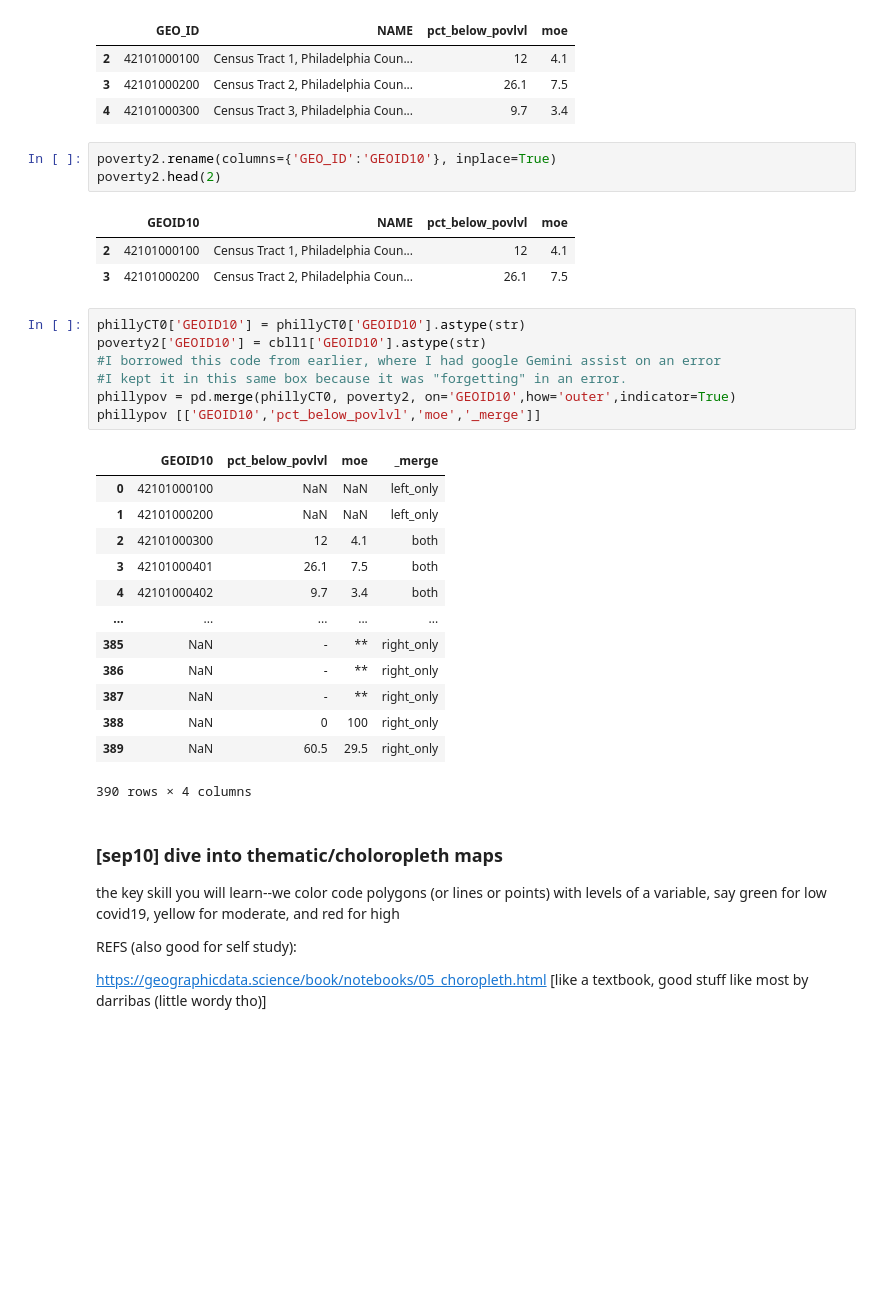
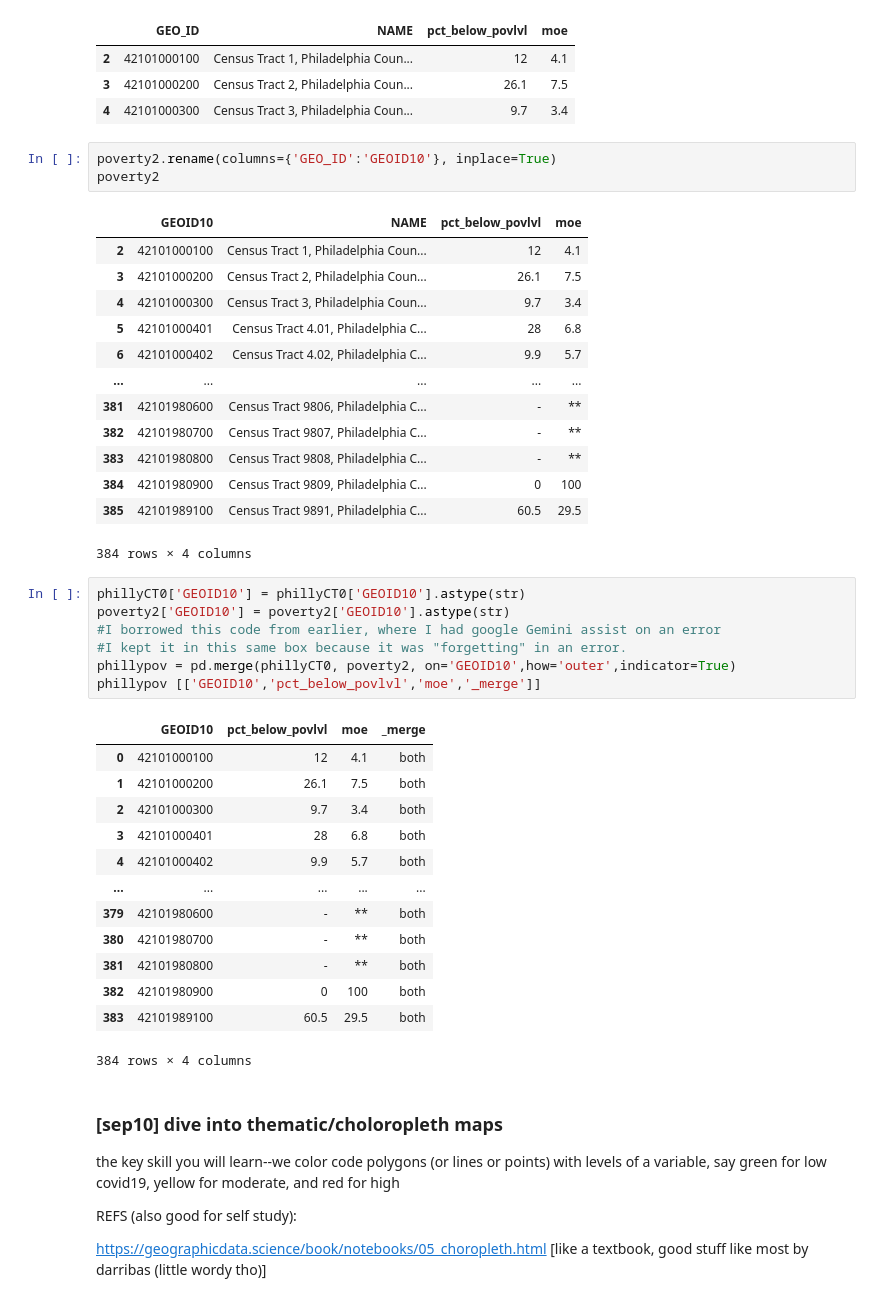
Before and after one commit to Kristina-RUC/datamana, a Jupyter notebook: map.ipynb, the cells around one changed output. Cells and saved outputs as stored; diff of their text form; blank space fills up the shorter version.

```diff
--- a/map.ipynb
+++ b/map.ipynb
@@ -295,32 +275,42 @@ poverty2.head(3)
 | 4 | 42101000300 | Census Tract 3, Philadelphia Coun... | 9.7 | 3.4 |
 # %%
 poverty2.rename(columns={'GEO_ID':'GEOID10'}, inplace=True)
-poverty2.head(2)
+poverty2
 # %% [output]
 |  | GEOID10 | NAME | pct_below_povlvl | moe |
 | 2 | 42101000100 | Census Tract 1, Philadelphia Coun... | 12 | 4.1 |
 | 3 | 42101000200 | Census Tract 2, Philadelphia Coun... | 26.1 | 7.5 |
+| 4 | 42101000300 | Census Tract 3, Philadelphia Coun... | 9.7 | 3.4 |
+| 5 | 42101000401 | Census Tract 4.01, Philadelphia C... | 28 | 6.8 |
+| 6 | 42101000402 | Census Tract 4.02, Philadelphia C... | 9.9 | 5.7 |
+| ... | ... | ... | ... | ... |
+| 381 | 42101980600 | Census Tract 9806, Philadelphia C... | - | ** |
+| 382 | 42101980700 | Census Tract 9807, Philadelphia C... | - | ** |
+| 383 | 42101980800 | Census Tract 9808, Philadelphia C... | - | ** |
+| 384 | 42101980900 | Census Tract 9809, Philadelphia C... | 0 | 100 |
+| 385 | 42101989100 | Census Tract 9891, Philadelphia C... | 60.5 | 29.5 |
+384 rows × 4 columns
 # %%
 phillyCT0['GEOID10'] = phillyCT0['GEOID10'].astype(str)
-poverty2['GEOID10'] = cbll1['GEOID10'].astype(str)
+poverty2['GEOID10'] = poverty2['GEOID10'].astype(str)
 #I borrowed this code from earlier, where I had google Gemini assist on an error
 #I kept it in this same box because it was "forgetting" in an error.
 phillypov = pd.merge(phillyCT0, poverty2, on='GEOID10',how='outer',indicator=True)
 phillypov [['GEOID10','pct_below_povlvl','moe','_merge']]
 # %% [output]
 |  | GEOID10 | pct_below_povlvl | moe | _merge |
-| 0 | 42101000100 | NaN | NaN | left_only |
-| 1 | 42101000200 | NaN | NaN | left_only |
-| 2 | 42101000300 | 12 | 4.1 | both |
-| 3 | 42101000401 | 26.1 | 7.5 | both |
-| 4 | 42101000402 | 9.7 | 3.4 | both |
+| 0 | 42101000100 | 12 | 4.1 | both |
+| 1 | 42101000200 | 26.1 | 7.5 | both |
+| 2 | 42101000300 | 9.7 | 3.4 | both |
+| 3 | 42101000401 | 28 | 6.8 | both |
+| 4 | 42101000402 | 9.9 | 5.7 | both |
 | ... | ... | ... | ... | ... |
-| 385 | NaN | - | ** | right_only |
-| 386 | NaN | - | ** | right_only |
-| 387 | NaN | - | ** | right_only |
-| 388 | NaN | 0 | 100 | right_only |
-| 389 | NaN | 60.5 | 29.5 | right_only |
+| 379 | 42101980600 | - | ** | both |
+| 380 | 42101980700 | - | ** | both |
+| 381 | 42101980800 | - | ** | both |
+| 382 | 42101980900 | 0 | 100 | both |
+| 383 | 42101989100 | 60.5 | 29.5 | both |
-390 rows × 4 columns
+384 rows × 4 columns
 # %% [markdown]
 ### [sep10] dive into thematic/choloropleth maps
 
```
Also changed, not shown: parts of 3 cells of this notebook.
